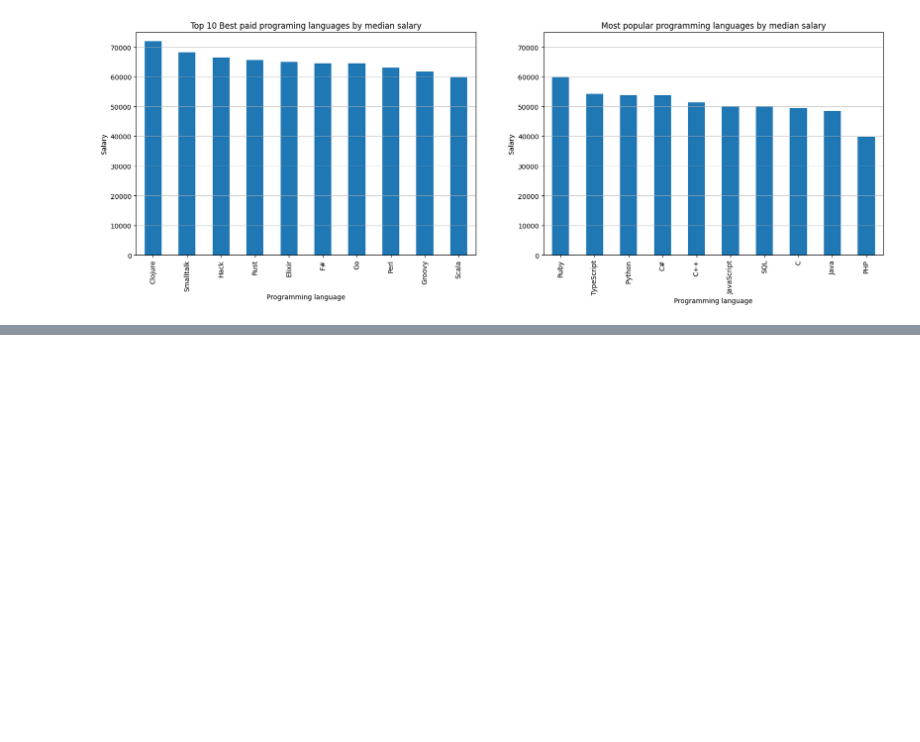
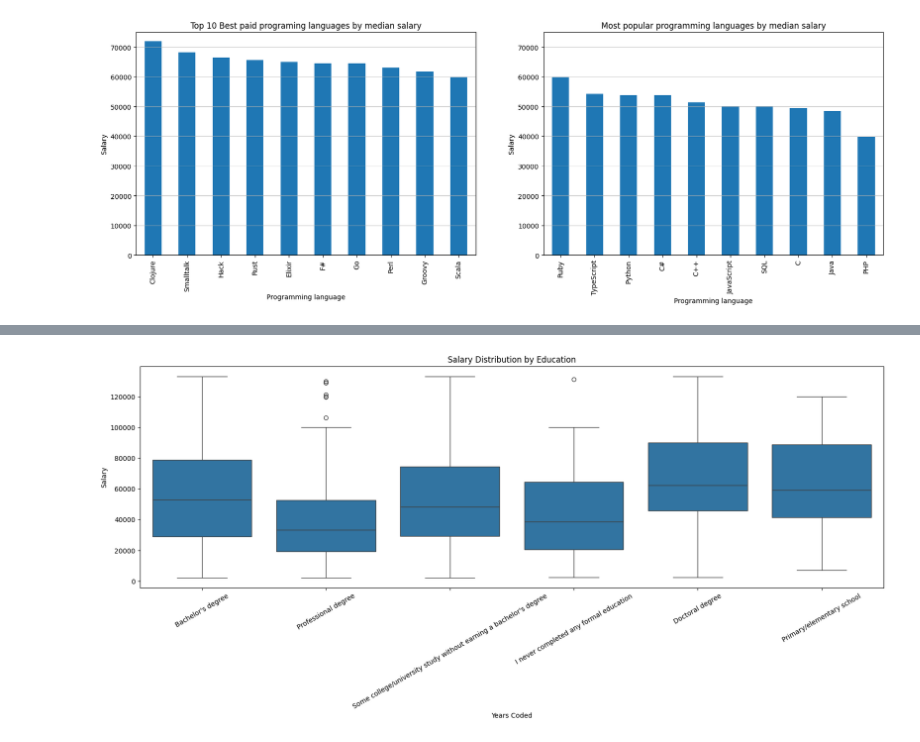
Before and after one commit to codemaster004/DataMiningStackOverflow, a Jupyter notebook: notebooks/eda.ipynb, the cells around one changed output, grey strips where cells are left out. Cells and saved outputs as stored; diff of their text form; code cells hidden in the pictures; blank space fills up the shorter version.

```diff
--- a/notebooks/eda.ipynb
+++ b/notebooks/eda.ipynb
@@ -146,0 +186,20 @@ plt.show()
+# %%
+column = 'FormalEducation'
+df_clean = df[['Salary', column]].dropna()
+df_clean = df_clean.dropna(subset=['Salary'])
+
+q_low = df_clean['Salary'].quantile(0.05)
+q_high = df_clean['Salary'].quantile(0.95)
+df_filtered = df_clean[(df_clean['Salary'] >= q_low) & (df_clean['Salary'] <= q_high)]
+df_filtered = df_filtered[df_filtered[column].isin(["Bachelor's degree", 'Professional degree', "Some college/university study without earning a bachelor's degree", "Master's degree" 'Secondary school', 'I never completed any formal education', 'Doctoral degree', 'Primary/elementary school'])]
+# print(df_filtered[column].unique())
+
+plt.figure(figsize=(20, 6))
+sns.boxplot(x=column, y='Salary', data=df_filtered)
+plt.title('Salary Distribution by Education')
+plt.xlabel('Years Coded')
+plt.xticks(rotation=30)
+plt.ylabel('Salary')
+plt.show()
+# %% [output]
+[figure, added]
```
Also changed, not shown: parts of 11 cells of this notebook, 1 other file.
